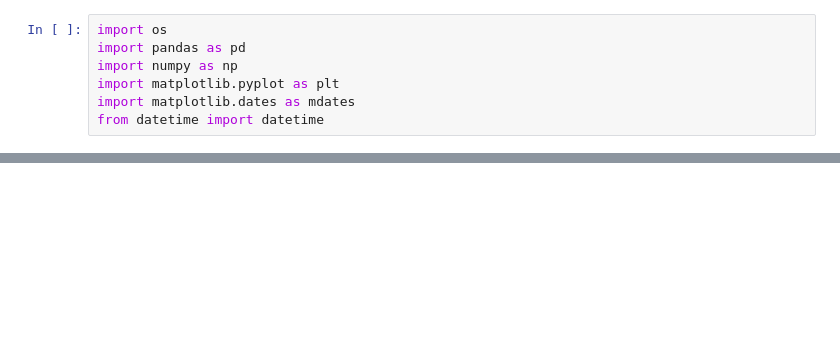
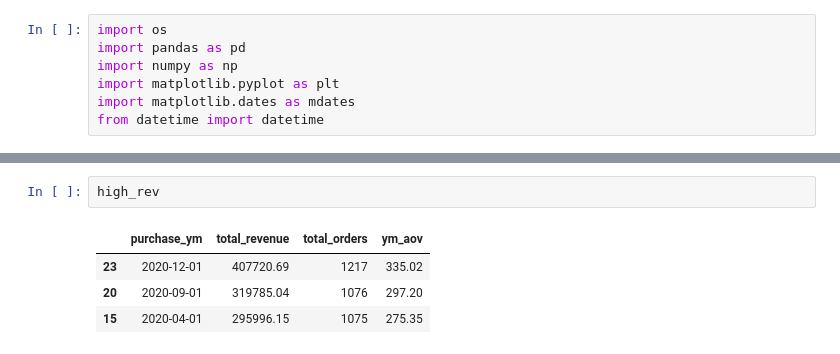
Before and after one commit to mjsluminarias/gamezone-ecommerce, a Jupyter notebook: code_queries/sales.ipynb, the cells around one changed output, grey strips where cells are left out. Cells and saved outputs as stored; diff of their text form; blank space fills up the shorter version.

```diff
--- a/code_queries/sales.ipynb
+++ b/code_queries/sales.ipynb
@@ -178,0 +44,7 @@ plt.show()
+# %%
+high_rev
+# %% [output]
+|  | purchase_ym | total_revenue | total_orders | ym_aov |
+| 23 | 2020-12-01 | 407720.69 | 1217 | 335.02 |
+| 20 | 2020-09-01 | 319785.04 | 1076 | 297.20 |
+| 15 | 2020-04-01 | 295996.15 | 1075 | 275.35 |
```
Also changed, not shown: parts of 15 cells of this notebook, 6 other files.
